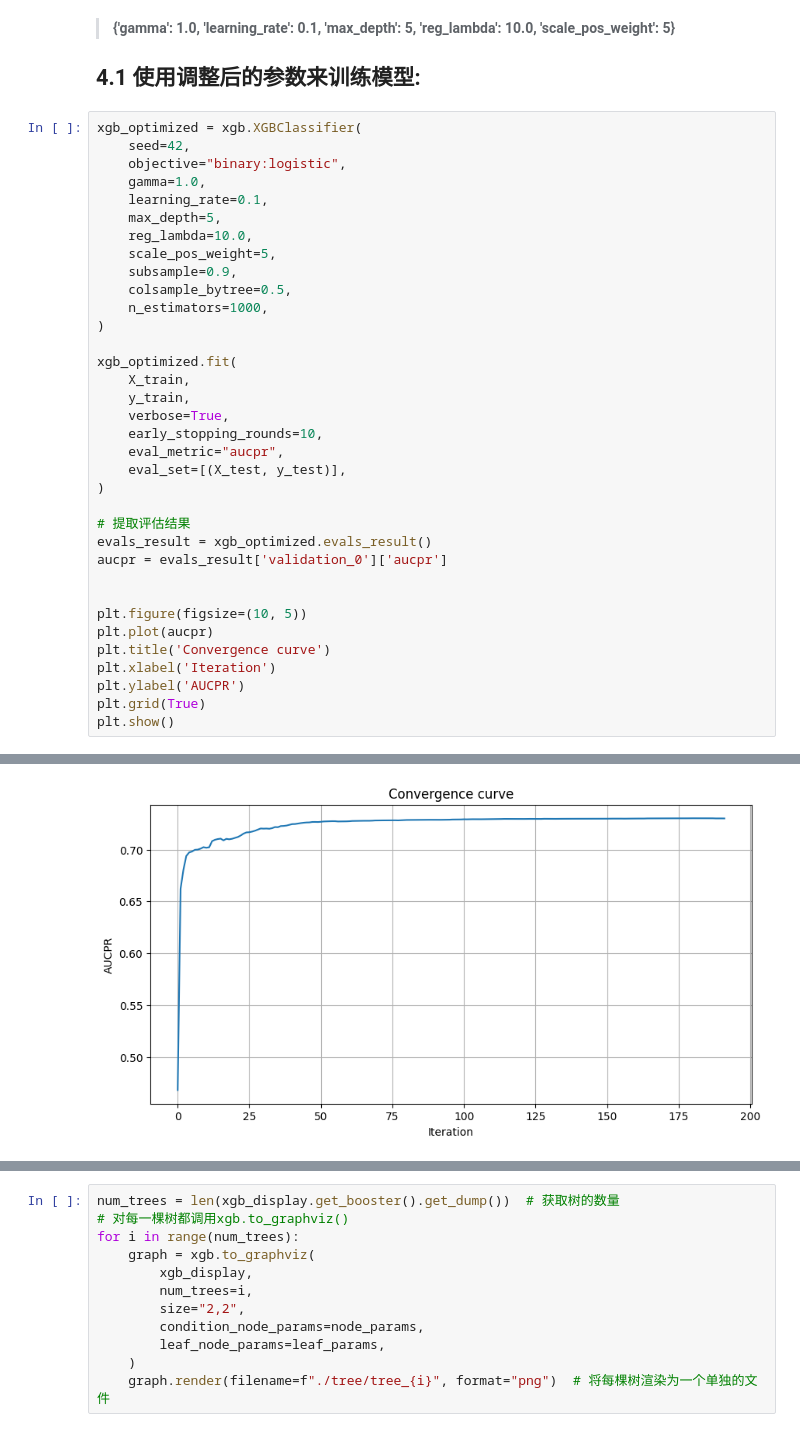
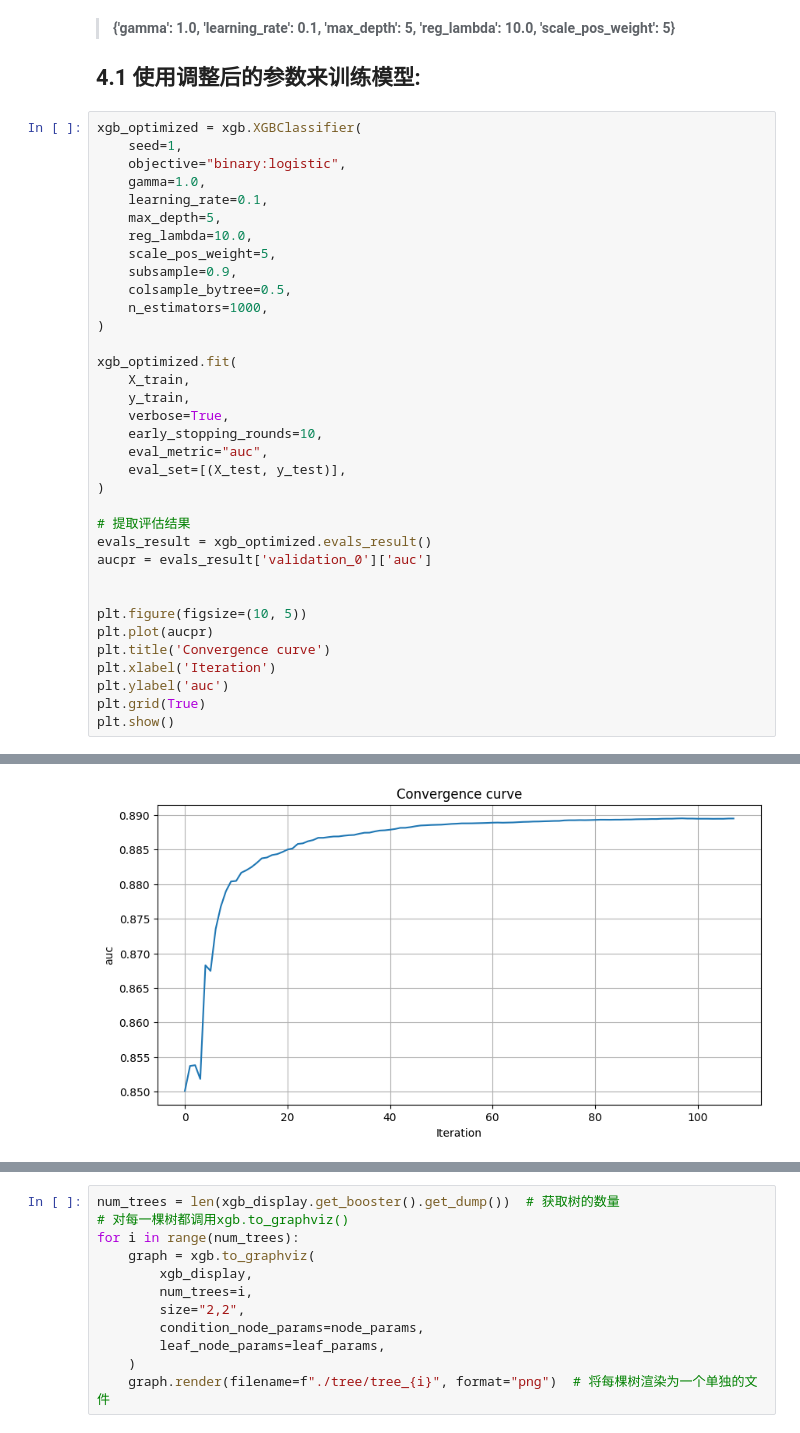
Before and after one commit to 14790897/Binary-Classification-with-a-Bank-Churn-Dataset, a Jupyter notebook: train.ipynb, the cells around one changed output, grey strips where cells are left out. Cells and saved outputs as stored; diff of their text form.

```diff
--- a/train.ipynb
+++ b/train.ipynb
@@ -405,7 +375,7 @@ plt.show()
 ## 4.1 使用调整后的参数来训练模型:
 # %%
 xgb_optimized = xgb.XGBClassifier(
-    seed=42,
+    seed=1,
     objective="binary:logistic",
     gamma=1.0,
     learning_rate=0.1,
@@ -422,20 +392,20 @@ xgb_optimized.fit(
     y_train,
     verbose=True,
     early_stopping_rounds=10,
-    eval_metric="aucpr",
+    eval_metric="auc",
     eval_set=[(X_test, y_test)],
 )
 
 # 提取评估结果
 evals_result = xgb_optimized.evals_result()
-aucpr = evals_result['validation_0']['aucpr']
+aucpr = evals_result['validation_0']['auc']
 
 
 plt.figure(figsize=(10, 5))
 plt.plot(aucpr)
 plt.title('Convergence curve')
 plt.xlabel('Iteration')
-plt.ylabel('AUCPR')
+plt.ylabel('auc')
 plt.grid(True)
 plt.show()
 # %% [output]
@@ -459,4 +429,4 @@ plt.show()
-[figure, old version]
+[figure, new version]
 # %%
 predictions_2 = xgb_optimized.predict(X_test)
 
```
Also changed, not shown: parts of 10 cells of this notebook, 22 other files.
